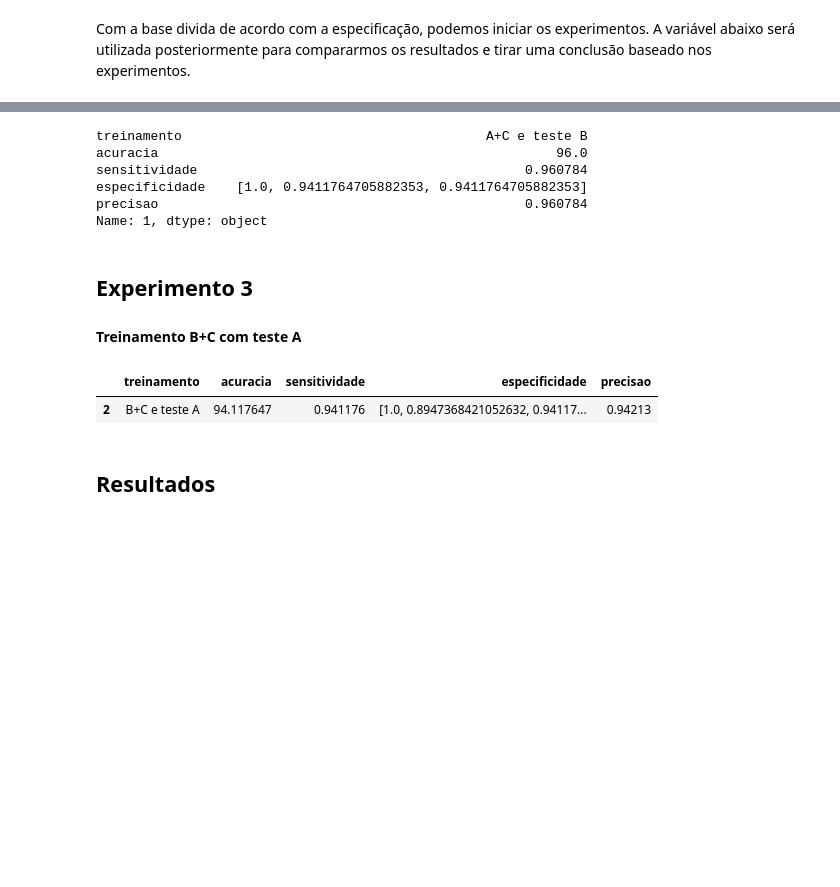
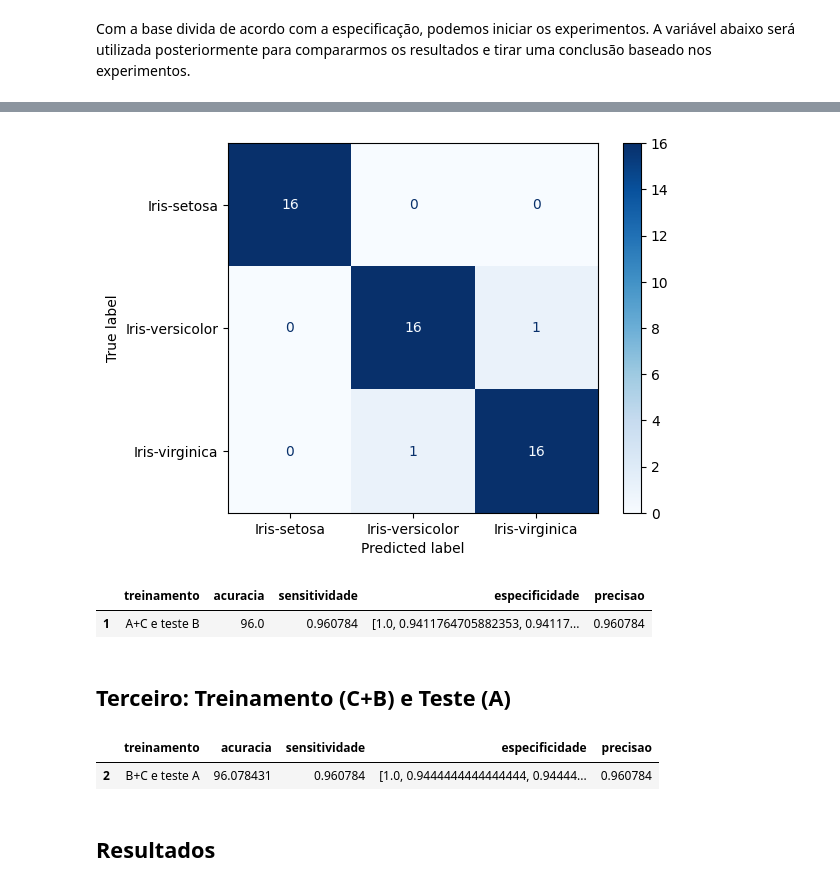
Before and after one commit to pedrohba1/IA-trabalho-2, a Jupyter notebook: knn/index.ipynb, the cells around one changed output, grey strips where cells are left out. Cells and saved outputs as stored; diff of their text form; code cells hidden in the pictures; blank space fills up the shorter version.

```diff
--- a/knn/index.ipynb
+++ b/knn/index.ipynb
@@ -119,26 +136,34 @@ for j in range(len(cm)):
 accuracy = accuracy_score(y_test, y_pred)*100
 sensitivity = recall_score(y_test, y_pred, average='macro')
 precision = precision_score(y_test, y_pred, average='macro')
-
-metrics_df.loc[1] = {
-    "treinamento": "A+C e teste B",
-    "acuracia": accuracy,
-    "sensitividade": sensitivity,
-    "especificidade": specificity_per_class,
-    "precisao": precision
-}
-
-metrics_df.loc[[1]]
-# %% [output]
-treinamento                                       A+C e teste B
-acuracia                                                   96.0
-sensitividade                                          0.960784
-especificidade    [1.0, 0.9411764705882353, 0.9411764705882353]
-precisao                                               0.960784
-Name: 1, dtype: object
+# %%
+from sklearn.metrics import confusion_matrix, ConfusionMatrixDisplay
+import matplotlib.pyplot as plt
+
+cm = confusion_matrix(y_test, y_pred)
+
+# Plotting the confusion matrix
+disp = ConfusionMatrixDisplay(confusion_matrix=cm, display_labels=classifier.classes_)
+disp.plot(cmap=plt.cm.Blues)
+plt.show()
+# %% [output]
+[figure, added]
+# %%
+
+metrics_df.loc[1] = {
+    "treinamento": "A+C e teste B",
+    "acuracia": accuracy,
+    "sensitividade": sensitivity,
+    "especificidade": specificity_per_class,
+    "precisao": precision
+}
+
+metrics_df.loc[[1]]
+# %% [output]
+|  | treinamento | acuracia | sensitividade | especificidade | precisao |
+| 1 | A+C e teste B | 96.0 | 0.960784 | [1.0, 0.9411764705882353, 0.94117... | 0.960784 |
 # %% [markdown]
-## Experimento 3
-#### Treinamento B+C com teste A
+## Terceiro: Treinamento (C+B) e Teste (A)
 # %%
 import pandas as pd
 from sklearn.neighbors import KNeighborsClassifier
@@ -173,16 +198,6 @@ for j in range(len(cm)):
 accuracy = accuracy_score(y_test, y_pred)*100
 sensitivity = recall_score(y_test, y_pred, average='macro')
 precision = precision_score(y_test, y_pred, average='macro')
-
-metrics_df.loc[2] = {
-    "treinamento": "B+C e teste A",
-    "acuracia": accuracy,
-    "sensitividade": sensitivity,
-    "especificidade": specificity_per_class,
-    "precisao": precision
-}
-
-metrics_df.loc[[2]]
 # %% [output]
 |  | treinamento | acuracia | sensitividade | especificidade | precisao |
-| 2 | B+C e teste A | 94.117647 | 0.941176 | [1.0, 0.8947368421052632, 0.94117... | 0.94213 |
+| 2 | B+C e teste A | 96.078431 | 0.960784 | [1.0, 0.9444444444444444, 0.94444... | 0.960784 |
```
Also changed, not shown: parts of 11 cells of this notebook, 1 other file.
